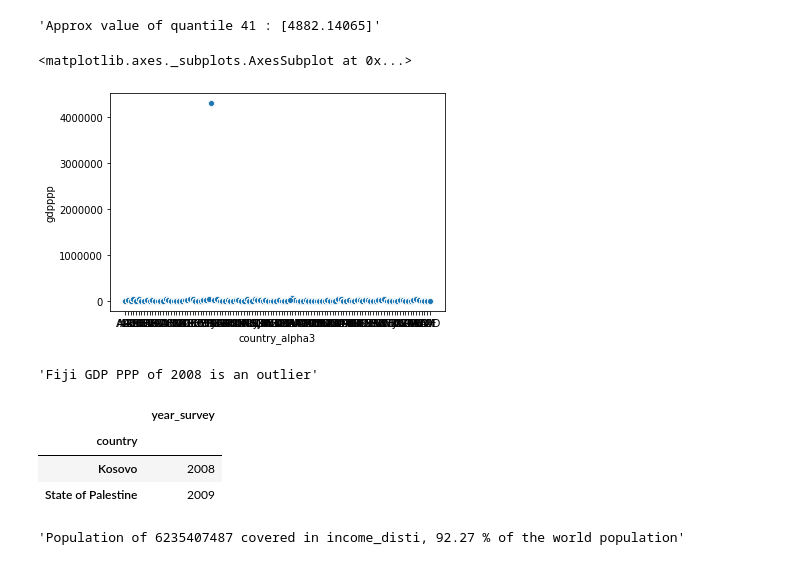
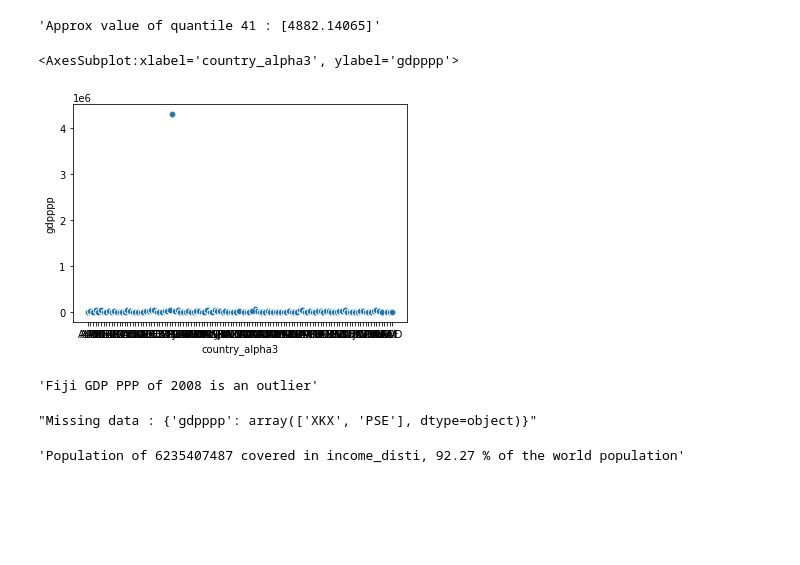
Before and after one commit to Michael-Orange/income_distribution, a Jupyter notebook: P7.ipynb, the cells around one changed output. Drawn from its saved outputs; the diff is of its cells as text; code cells hidden in the pictures; blank space fills up the shorter version.

```diff
--- a/P7.ipynb
+++ b/P7.ipynb
@@ -195,8 +204,9 @@ country_dict = {'Taiwan':'China, Taiwan Province of', 'State of Palestine': 'Pal
                'Sudan' : 'Sudan (former)','The former Yugoslav Republic of Macedonia' : 'North Macedonia'}
 
 for key in country_dict:
-    pop.loc[pop['country'] == country_dict[key], 'country'] = pop.loc[pop['country'] == key].country.values
-    pop.loc[pop['country'] == key, 'country_alpha3'] = pop.loc[(pop['country'] == key) & (~pop.country_alpha3.isna())].country_alpha3.values
+    pop.loc[pop['country'] == country_dict[key], 'country'] = pop.loc[pop['country'] == key].country.values[0]
+    pop.loc[pop['country'] == key, 'country_alpha3'] = pop.loc[
+        (pop['country'] == key) & (~pop.country_alpha3.isna())].country_alpha3.values[0]
     pop.drop(pop.loc[(pop['country'] == key) & (pop.population.isna())].index, inplace=True)
 # %%
 #Adjusting the numbers for 'China' - Taiwan's population needs to be substracted
@@ -271,12 +299,10 @@ new_row = {'country':'Lithuania', 'country_alpha3':'LTU', 'year_survey' : income
 income_disti = income_disti.append(new_row, ignore_index=True)
 # %%
 #checking outliers
-X = income_disti['country_alpha3']
-y = income_disti['gdpppp']
-sns.scatterplot(X, y)
+sns.scatterplot(data = income_disti, x ='country_alpha3', y = 'gdpppp')
 # %% [output]
-<matplotlib.axes._subplots.AxesSubplot at 0x...>
+<AxesSubplot:xlabel='country_alpha3', ylabel='gdpppp'>
-[figure, old version]
+[figure, new version]
 # %%
 '{} GDP PPP of {} is an outlier'.format(income_disti.loc[income_disti.gdpppp > 4000000]['country'].unique()[0],
                                         income_disti.loc[income_disti.gdpppp > 4000000]['year_survey'].unique()[0])
@@ -287,12 +313,15 @@ sns.scatterplot(X, y)
 income_disti.loc[income_disti['country'] == 'Fiji', 'gdpppp'] = 7777.69
-# %%
-# countries with no GDP PPPP
-income_disti.loc[income_disti.gdpppp.isna()].groupby('country').first()[['year_survey']]
-# %% [output]
-|  | year_survey |
-| country |  |
-| Kosovo | 2008 |
-| State of Palestine | 2009 |
+# %%
+#checking missing data in DF income_disti
+for z in income_disti.columns:
+    if not income_disti[income_disti[z].isnull() == True].empty:
+        temp = income_disti[income_disti[z].isnull() == True]
+        dict_na = {}
+        dict_na.update({z: temp.country_alpha3.unique()})
+
+'Missing data : {}'.format(dict_na)
+# %% [output]
+"Missing data : {'gdpppp': array(['XKX', 'PSE'], dtype=object)}"
 # %%
 # Imputation GDP PPP 2008 of XKX (Kosovo) and GDP PPP 2009 of PSE (Palestine) (source: data.worldbank.org.
 income_disti.loc[income_disti['country'] == 'Kosovo', 'gdpppp'] = 3254.78
```
Also changed, not shown: parts of 130 cells of this notebook, 4 other files.
